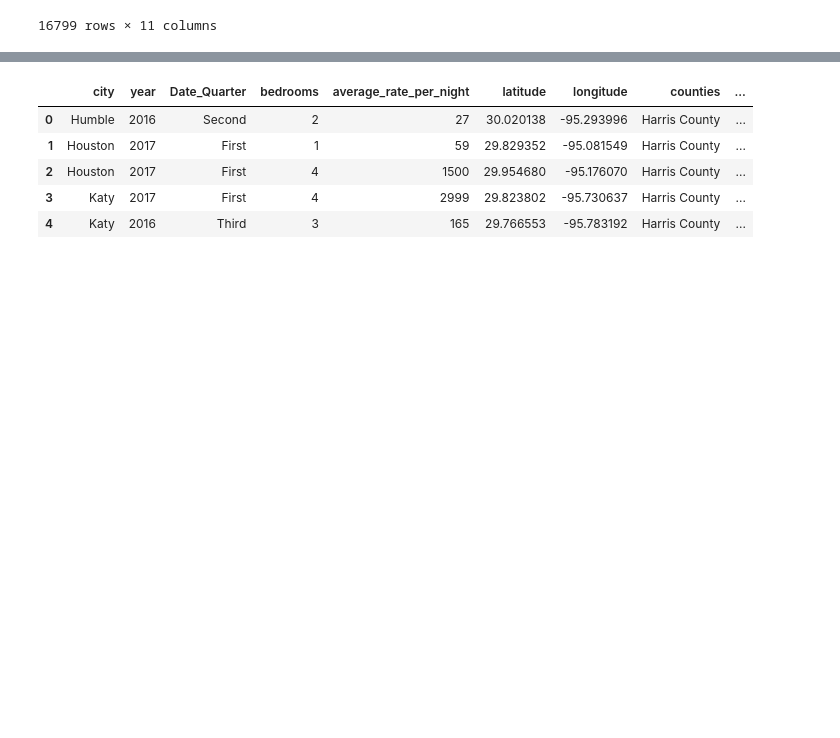
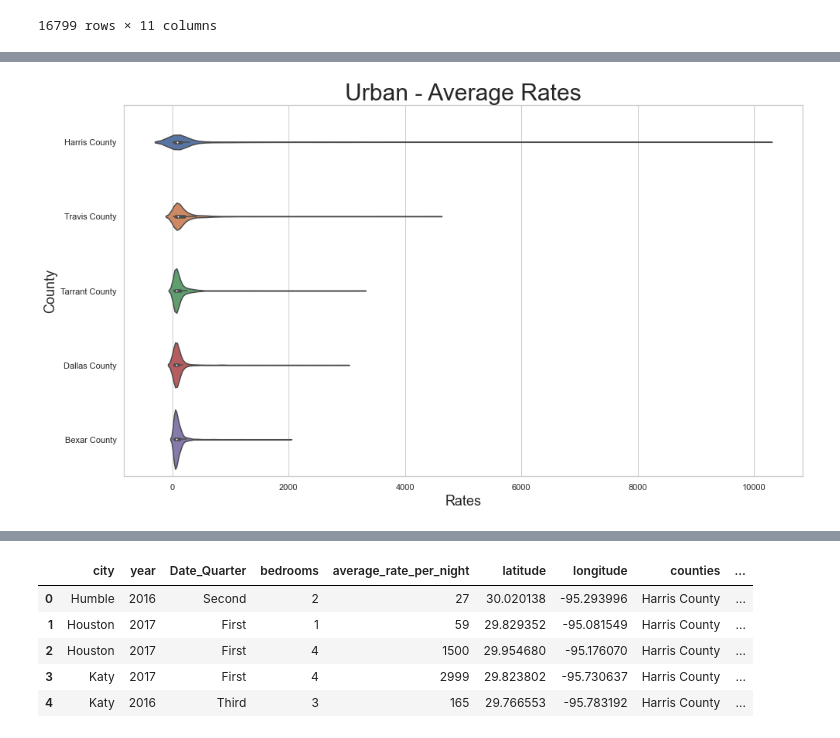
Before and after one commit to stevengreen320/Airbnb-EDA, a Jupyter notebook: Project 1 Extra.ipynb, the cells around one changed output, grey strips where cells are left out. Drawn from its saved outputs; the diff is of its cells as text; code cells hidden in the pictures; blank space fills up the shorter version.

```diff
--- a/Project 1 Extra.ipynb
+++ b/Project 1 Extra.ipynb
@@ -481,0 +546,13 @@ airbnb_df
+# %%
+harris_df = airbnb_df1.loc[airbnb_df1.counties == "Harris County"]
+travis_df = airbnb_df1.loc[airbnb_df1.counties == "Travis County"]
+tarrent_df = airbnb_df1.loc[airbnb_df1.counties == "Tarrant County"]
+dallas_df = airbnb_df1.loc[airbnb_df1.counties == "Dallas County"]
+bexar_df = airbnb_df1.loc[airbnb_df1.counties == "Bexar County"]
+# %%
+results_u1 = harris_df.append(travis_df)
+results_u2 = results_u1.append(tarrent_df)
+results_u3 = results_u2.append(dallas_df)
+urban_top = results_u3.append(bexar_df)
+
+urban_top
@@ -481,0 +578,10 @@ airbnb_df
+# %%
+plt.figure(figsize = (14,8))
+sns.violinplot(x='average_rate_per_night', y="counties", data=urban_top)
+plt.title("Urban - Average Rates", size=30)
+plt.xlabel("Rates", size=18)
+plt.ylabel("County", size=18)
+plt.tight_layout()
+plt.savefig("Urban_Rates.png")
+# %% [output]
+[figure, added]
```
Also changed, not shown: parts of 51 cells of this notebook, 25 other files.
